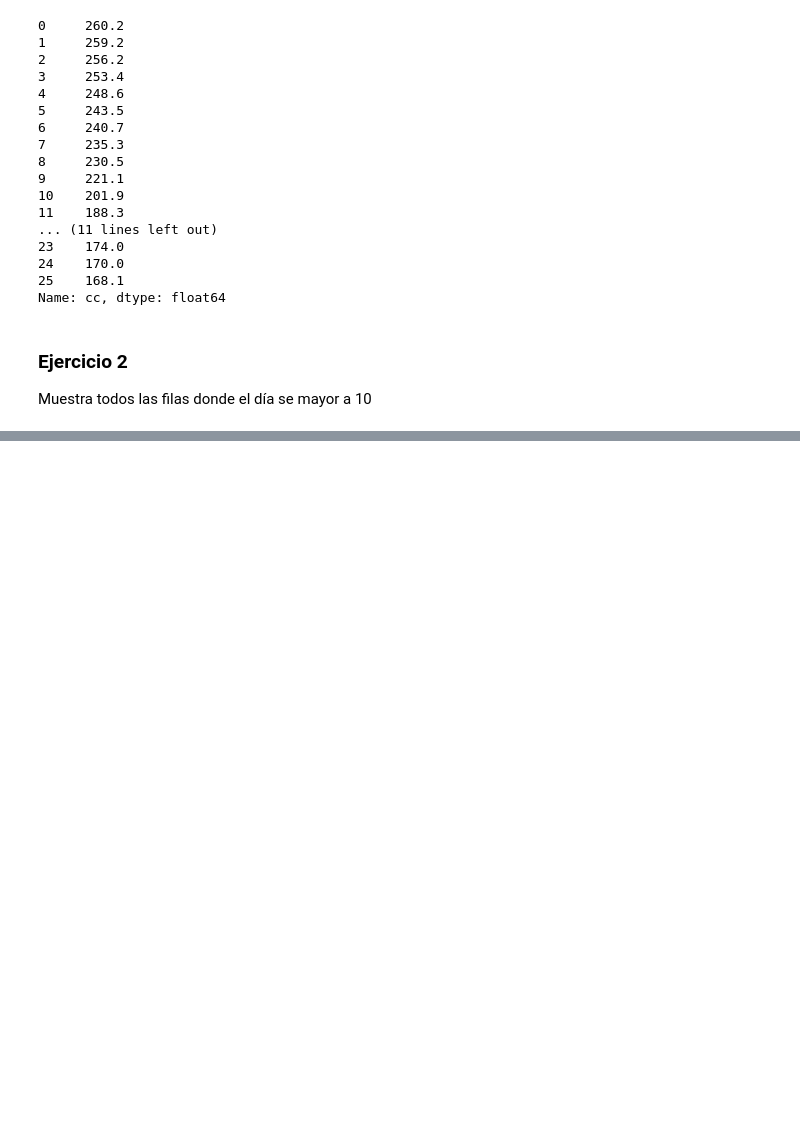
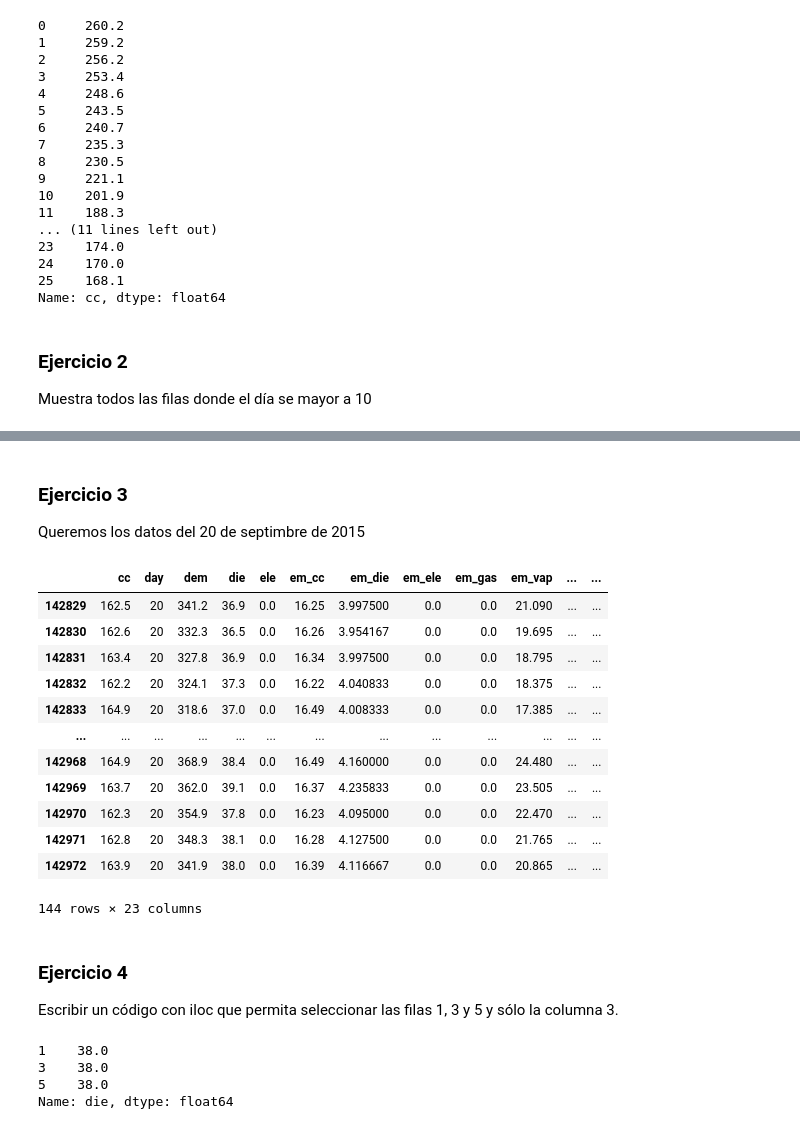
Before and after one commit to Samuelmm15/Python_Curso, a Jupyter notebook: Entrega_3/ejercicio_entrega_3.ipynb, the cells around one changed output, grey strips where cells are left out. Cells and saved outputs as stored; diff of their text form; code cells hidden in the pictures; blank space fills up the shorter version.

```diff
--- a/Entrega_3/ejercicio_entrega_3.ipynb
+++ b/Entrega_3/ejercicio_entrega_3.ipynb
@@ -123,0 +141,31 @@ Muestra todos las filas donde el día se mayor a 10
+# %% [markdown]
+### Ejercicio 3
+Queremos los datos del 20 de septimbre de 2015
+# %%
+# Ejercicio 3
+data[(data['day'] == 20) & (data['month'] == 9) & (data['year'] == 2015)]
+# %% [output]
+|  | cc | day | dem | die | ele | em_cc | em_die | em_ele | em_gas | em_vap | ... | ... |
+| 142829 | 162.5 | 20 | 341.2 | 36.9 | 0.0 | 16.25 | 3.997500 | 0.0 | 0.0 | 21.090 | ... | ... |
+| 142830 | 162.6 | 20 | 332.3 | 36.5 | 0.0 | 16.26 | 3.954167 | 0.0 | 0.0 | 19.695 | ... | ... |
+| 142831 | 163.4 | 20 | 327.8 | 36.9 | 0.0 | 16.34 | 3.997500 | 0.0 | 0.0 | 18.795 | ... | ... |
+| 142832 | 162.2 | 20 | 324.1 | 37.3 | 0.0 | 16.22 | 4.040833 | 0.0 | 0.0 | 18.375 | ... | ... |
+| 142833 | 164.9 | 20 | 318.6 | 37.0 | 0.0 | 16.49 | 4.008333 | 0.0 | 0.0 | 17.385 | ... | ... |
+| ... | ... | ... | ... | ... | ... | ... | ... | ... | ... | ... | ... | ... |
+| 142968 | 164.9 | 20 | 368.9 | 38.4 | 0.0 | 16.49 | 4.160000 | 0.0 | 0.0 | 24.480 | ... | ... |
+| 142969 | 163.7 | 20 | 362.0 | 39.1 | 0.0 | 16.37 | 4.235833 | 0.0 | 0.0 | 23.505 | ... | ... |
+| 142970 | 162.3 | 20 | 354.9 | 37.8 | 0.0 | 16.23 | 4.095000 | 0.0 | 0.0 | 22.470 | ... | ... |
+| 142971 | 162.8 | 20 | 348.3 | 38.1 | 0.0 | 16.28 | 4.127500 | 0.0 | 0.0 | 21.765 | ... | ... |
+| 142972 | 163.9 | 20 | 341.9 | 38.0 | 0.0 | 16.39 | 4.116667 | 0.0 | 0.0 | 20.865 | ... | ... |
+144 rows × 23 columns
+# %% [markdown]
+### Ejercicio 4
+Escribir un código con iloc que permita seleccionar las filas 1, 3 y 5 y sólo la columna 3.
+# %%
+# Ejercicio 4
+data.iloc[[1,3,5],3]
+# %% [output]
+1    38.0
+3    38.0
+5    38.0
+Name: die, dtype: float64
```
Also changed, not shown: parts of 6 cells of this notebook.
